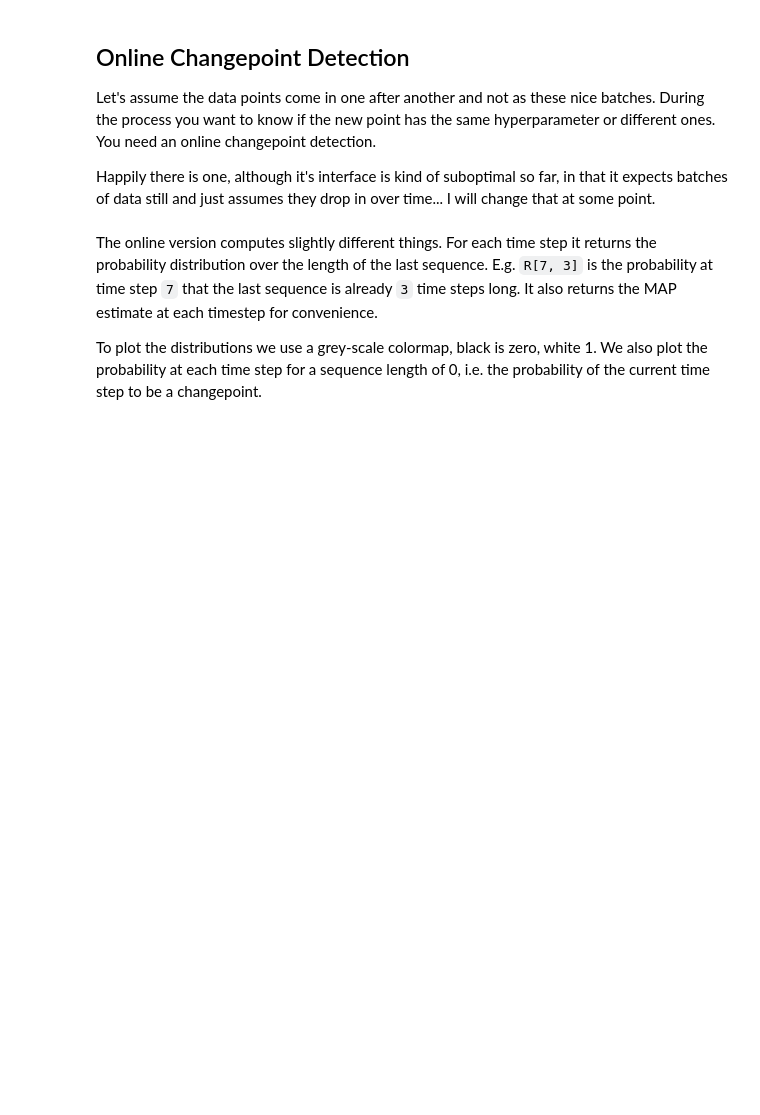
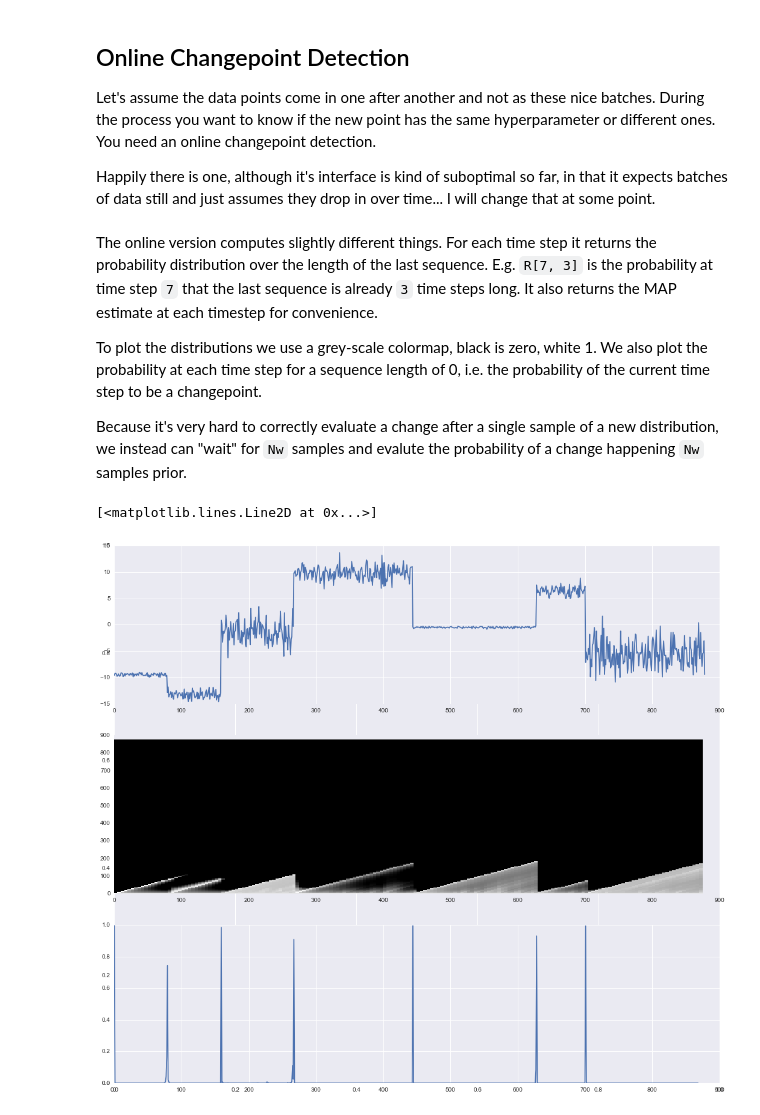
Before and after one commit to hildensia/bayesian_changepoint_detection, a Jupyter notebook: Example Code.ipynb, the cells around one changed output. Saved outputs shown, nothing was run; the diff lists cells and outputs as text; code cells hidden in the pictures; blank space fills up the shorter version.

```diff
--- a/Example Code.ipynb
+++ b/Example Code.ipynb
@@ -79,24 +80,31 @@ Let's assume the data points come in one after another and not as these nice bat
 
 Happily there is one, although it's interface is kind of suboptimal so far, in that it expects batches of data still and just assumes they drop in over time... I will change that at some point.
 # %%
-import online_changepoint_detection as oncd
+import bayesian_changepoint_detection.online_changepoint_detection as oncd
+from functools import partial
 
-R, maxes = oncd.online_changepoint_detection(data, partial(oncd.constant_hazard, 250), oncd.StudentT(10, .03, 1, 0))
+R, maxes = oncd.online_changepoint_detection(data, partial(oncd.constant_hazard, 250), oncd.StudentT(0.1, .01, 1, 0))
 # %% [markdown]
 The online version computes slightly different things. For each time step it returns the probability distribution over the length of the last sequence. E.g. `R[7, 3]` is the probability at time step `7` that the last sequence is already `3` time steps long. It also returns the MAP estimate at each timestep for convenience.
 
 To plot the distributions we use a grey-scale colormap, black is zero, white 1. We also plot the probability at each time step for a sequence length of 0, i.e. the probability of the current time step to be a changepoint.
+
+Because it's very hard to correctly evaluate a change after a single sample of a new distribution, we instead can "wait" for `Nw` samples and evalute the probability of a change happening `Nw` samples prior.
 # %%
 import matplotlib.cm as cm
 fig, ax = plt.subplots(figsize=[18, 16])
 ax = fig.add_subplot(3, 1, 1)
 ax.plot(data)
 ax = fig.add_subplot(3, 1, 2, sharex=ax)
 sparsity = 5  # only plot every fifth data for faster display
 ax.pcolor(np.array(range(0, len(R[:,0]), sparsity)),
           np.array(range(0, len(R[:,0]), sparsity)),
           -np.log(R[0:-1:sparsity, 0:-1:sparsity]),
-          cmap=cm.Greys, vmin=0, vmax=1000)
+          cmap=cm.Greys, vmin=0, vmax=30)
 ax = fig.add_subplot(3, 1, 3, sharex=ax)
-ax.plot(R[:, 1])
+Nw=10;
+ax.plot(R[Nw,Nw:-1])
+# %% [output]
+[<matplotlib.lines.Line2D at 0x...>]
+[figure, added]
 # %% [markdown]
```
Also changed, not shown: parts of 8 cells of this notebook.
